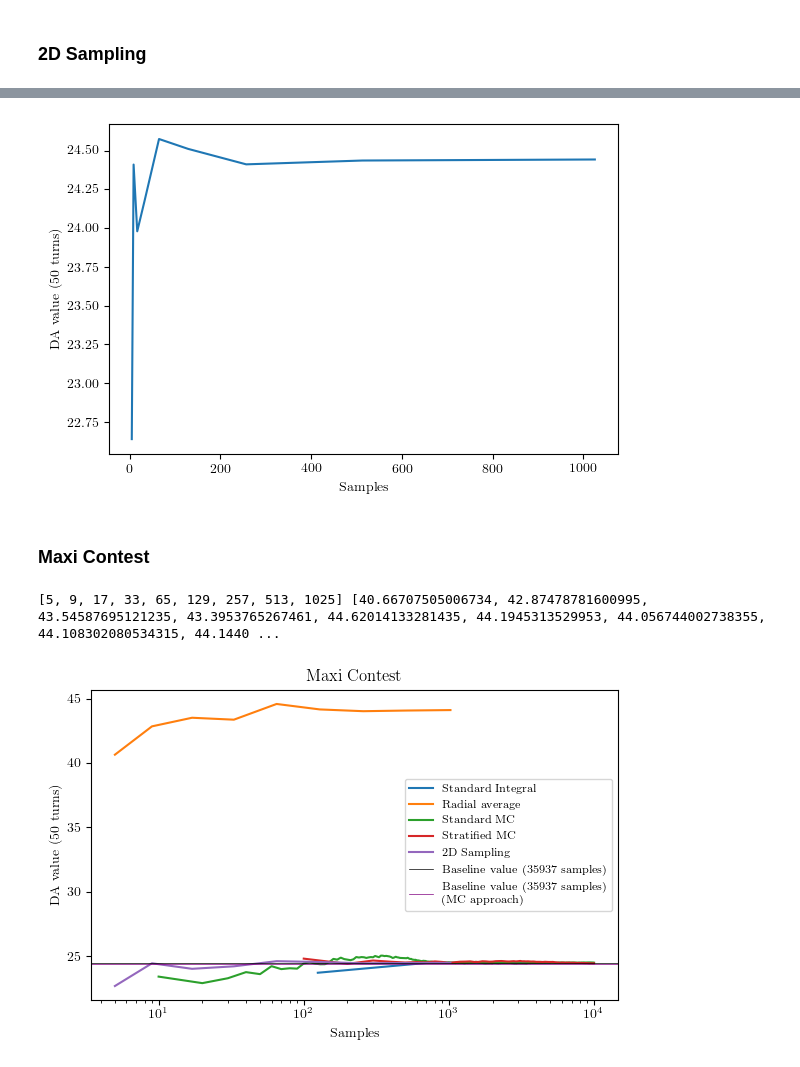
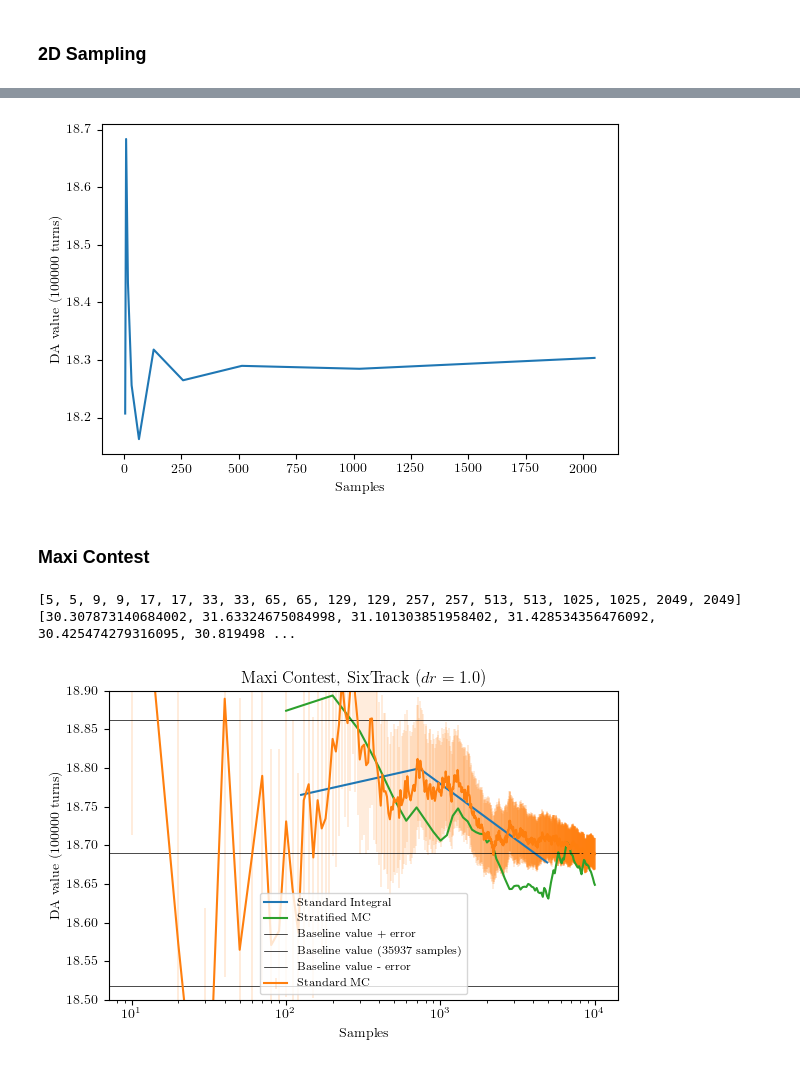
Before and after one commit to carlidel/sixtrack_da, a Jupyter notebook: load_and_plot.ipynb, the cells around one changed output, grey strips where cells are left out. Drawn from its saved outputs; the diff is of its cells as text; code cells hidden in the pictures.

```diff
--- a/load_and_plot.ipynb
+++ b/load_and_plot.ipynb
@@ -60,11 +60,11 @@ with open("data/DA_2.pkl", 'rb') as f:
 with open("data/error_2.pkl", 'rb') as f:
     error_2 = pickle.load(f)
 
-with open("data/count_matrix_2.pkl", 'rb') as f:
-    count_matrix_2 = pickle.load(f)
+#with open("data/count_matrix_2.pkl", 'rb') as f:
+#    count_matrix_2 = pickle.load(f)
 
-with open("data/avg_matrix_2.pkl", 'rb') as f:
-    average_matrix_2 = pickle.load(f)
+#with open("data/avg_matrix_2.pkl", 'rb') as f:
+#    average_matrix_2 = pickle.load(f)
 # %% [markdown]
 ### Load Monte Carlo
 # %%
@@ -219,14 +223,16 @@ plt.savefig("img/standard_integral_single.pgf")
 plt.figure()
 plt.errorbar(turn_sampling, DA_b, yerr=error_b, c="black", linewidth=0.5, elinewidth=0.5, label="Baseline")
 
-label = sorted(DA_2)[-1]
+labels = filter(lambda f: f[0]==samples and f[2]=="int", DA_2.keys())
 
-plt.errorbar(turn_sampling, DA_2[label], yerr=error_2[label], label="Radial Average", linewidth=0.6, elinewidth=0.6)
+for label in labels:
+    plt.errorbar(turn_sampling, DA_2[label], yerr=error_2[label], label="Ang. Avg. system: " + str(label[1]), linewidth=0.6, elinewidth=0.6)
 
 #plt.title("Comparison with Angular Average")
 plt.xlabel("N turns")
 plt.ylabel("DA")
-plt.legend(title="N samples", fontsize="small")
+plt.legend(title="N samples", fontsize="x-small", ncol=2)
+plt.title("Angular Average vs. Baseline, SixTrack $(dr = {})$".format(d_r))
 plt.tight_layout()
 
 plt.savefig("img/radial_average.png", dpi=600)
@@ -372,7 +379,7 @@ plt.tight_layout()
 plt.savefig("img/2d_single.png", dpi=600)
 plt.savefig("img/2d_single.pgf")
 # %% [output]
-[figure, old version]
+[figure, new version]
 # %% [markdown]
 ### Maxi Contest
 # %%
@@ -399,7 +406,7 @@ for label in sorted(filter(lambda x: x[1] == 16, DA_2.keys()), key=lambda a: a[0
     labels.append(label[0])
 print(labels, data)
 
-plt.plot(labels, data, label="Radial average")
+#plt.plot(labels, data, label="Radial average")
 
 data = []
 error = []
@@ -417,37 +424,40 @@ for i, label in enumerate(sorted(DA_3, key=lambda a: a)):
 for i, label in enumerate(sorted(DA_4, key=lambda a: a)):
     data_s.append(DA_4[label][0])
     error_s.append(error_4[label][0])
     labels_s.append(label)
 
-plt.plot(labels, data, label="Standard MC")
+plt.errorbar(labels, data, yerr=error, elinewidth=0.2, label="Standard MC")
 plt.plot(labels_s, data_s, label="Stratified MC")
 
 data = []
 error = []
 labels = []
 
 for i, label in enumerate(sorted(DA_5, key=lambda a: a)):
     data.append(DA_5[label][0])
     error.append(error_5[label][0])
     labels.append(label[0])
 
-plt.plot(labels, data, label="2D Sampling")
+#plt.plot(labels, data, label="2D Sampling")
 
+plt.axhline(DA_b[0] + error_b[0], color="black", linewidth=0.5, label="Baseline value + error")
 plt.axhline(DA_b[0], color="black", linewidth=0.5, label="Baseline value (35937 samples)")
-#plt.axhline(DA_b[0] + error_b[0], color="black", linewidth=0.5, label="Baseline value + error")
-plt.axhline(DA_b_mc[0], color="purple", linewidth=0.5, label="Baseline value (35937 samples)\n(MC approach)")
+plt.axhline(DA_b[0] - error_b[0], color="black", linewidth=0.5, label="Baseline value - error")
+#plt.axhline(DA_b_mc[0], color="purple", linewidth=0.5, label="Baseline value (35937 samples)\n(MC approach)")
 
 plt.legend(fontsize="small")
 
 plt.xlabel("Samples")
 plt.ylabel("DA value ({} turns)".format(max_turns))
-plt.title("Maxi Contest")
+plt.title("Maxi Contest, SixTrack $(dr = {})$".format(d_r))
 plt.tight_layout()
+
+plt.ylim(18.5, 18.9)
 
 plt.xscale("log")
 
 plt.savefig("img/mashup_single.png", dpi=300)
 plt.savefig("img/mashup_single.pgf")
 # %% [output]
-[5, 9, 17, 33, 65, 129, 257, 513, 1025] [40.66707505006734, 42.87478781600995, 43.54587695121235, 43.3953765267461, 44.62014133281435, 44.1945313529953, 44.056744002738355, 44.108302080534315, 44.1440 ...
+[5, 5, 9, 9, 17, 17, 33, 33, 65, 65, 129, 129, 257, 257, 513, 513, 1025, 1025, 2049, 2049] [30.307873140684002, 31.63324675084998, 31.101303851958402, 31.428534356476092, 30.425474279316095, 30.819498 ...
-[figure, old version]
+[figure, new version]
```
Also changed, not shown: parts of 8 cells of this notebook, 1 other file.
